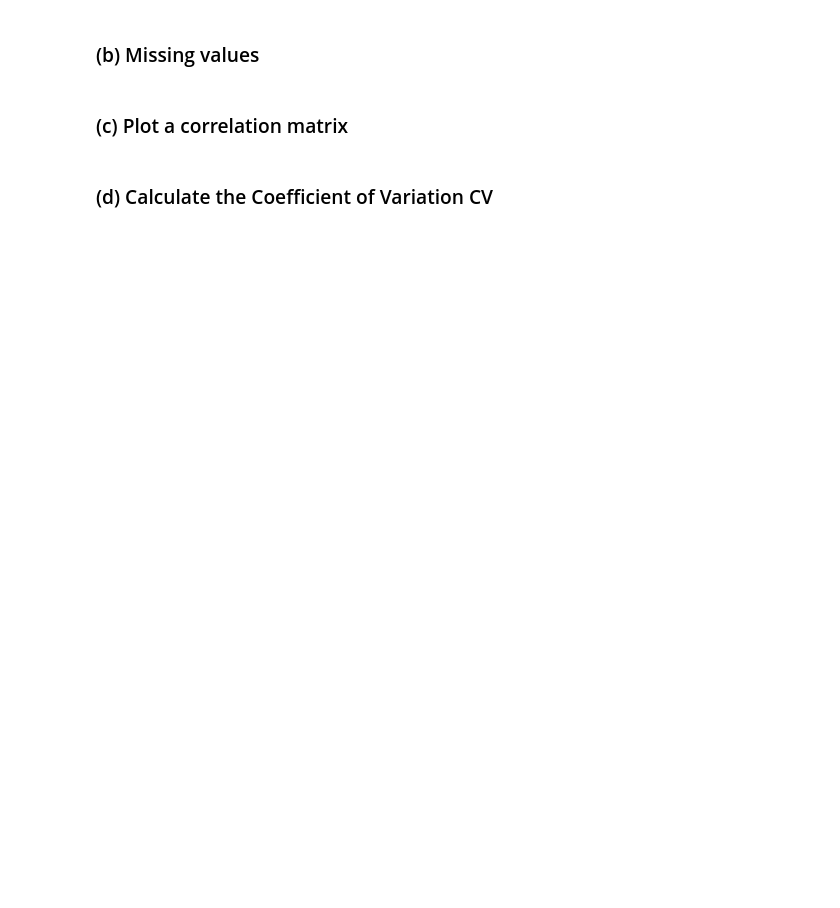
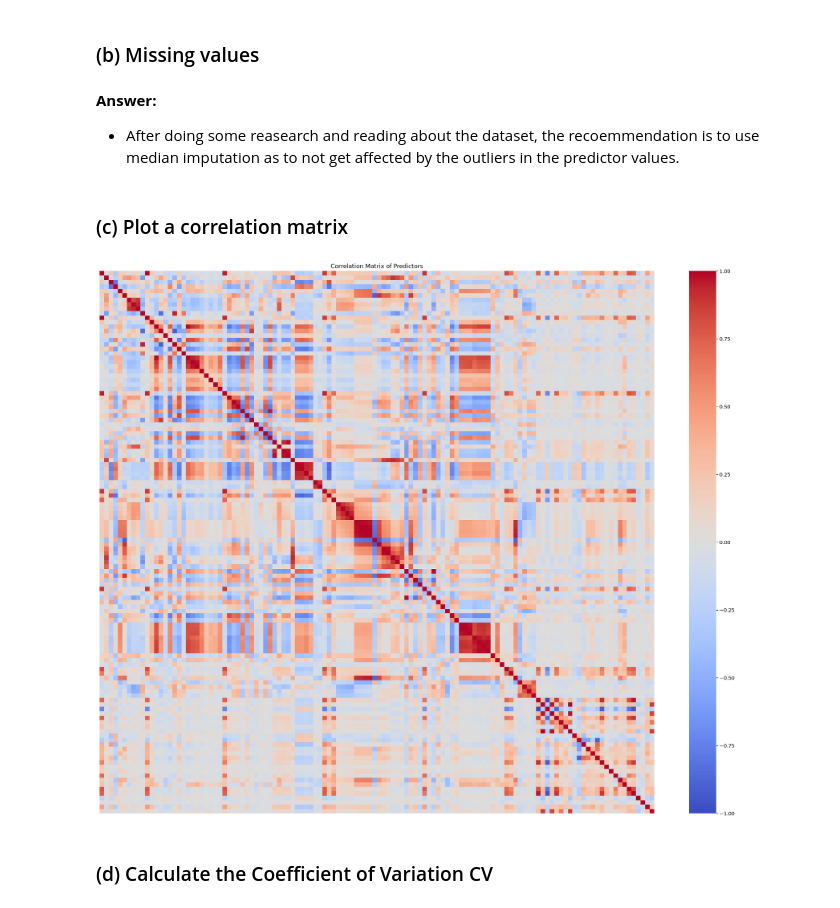
Before and after one commit to akeehan56/DSCI552, a Jupyter notebook: HW5/notebook/Keehan_Alyssa_HW5.ipynb, the cells around one changed output. Drawn from its saved outputs; the diff is of its cells as text; code cells hidden in the pictures; blank space fills up the shorter version.

```diff
--- a/HW5/notebook/Keehan_Alyssa_HW5.ipynb
+++ b/HW5/notebook/Keehan_Alyssa_HW5.ipynb
@@ -31,6 +207,46 @@ Get the Accute Inamations Data Set
 # %% [markdown]
 ### (b) Missing values
+# %%
+imputer = SimpleImputer(strategy="median", add_indicator=True)
+
+# fit the imputer on the training set and transform it
+X_train_imputed = pd.DataFrame(
+    imputer.fit_transform(X_train),
+    columns=imputer.get_feature_names_out(X_train.columns),
+    index=X_train.index
+)
+
+# dont impute the test set, just transform it using the training set's imputer
+X_test_imputed = pd.DataFrame(
+    imputer.transform(X_test),
+    columns=imputer.get_feature_names_out(X_train.columns),
+    index=X_test.index
+)
+# %% [markdown]
+**Answer:**
+
+- After doing some reasearch and reading about the dataset, the recoemmendation is to use median imputation as to not get affected by the outliers in the predictor values.
 # %% [markdown]
 ### (c) Plot a correlation matrix
+# %%
+#combine rows, then keep just the original predictors for the correlation plot.
+X_all_imputed = pd.concat([X_train_imputed, X_test_imputed]).sort_index()
+correlation_matrix = X_all_imputed.loc[:, X_train.columns].corr()
+
+plt.figure(figsize=(20, 16))
+sns.heatmap(
+    correlation_matrix,
+    cmap="coolwarm",
+    center=0,
+    vmin=-1,
+    vmax=1,
+    xticklabels=False,
+    yticklabels=False
+)
+plt.title("Correlation Matrix of Predictors")
+plt.tight_layout()
+plt.show()
+# %% [output]
+[figure, added]
 # %% [markdown]
 ### (d) Calculate the Coefficient of Variation CV
```
Also changed, not shown: parts of 17 cells of this notebook, 1 other file.
